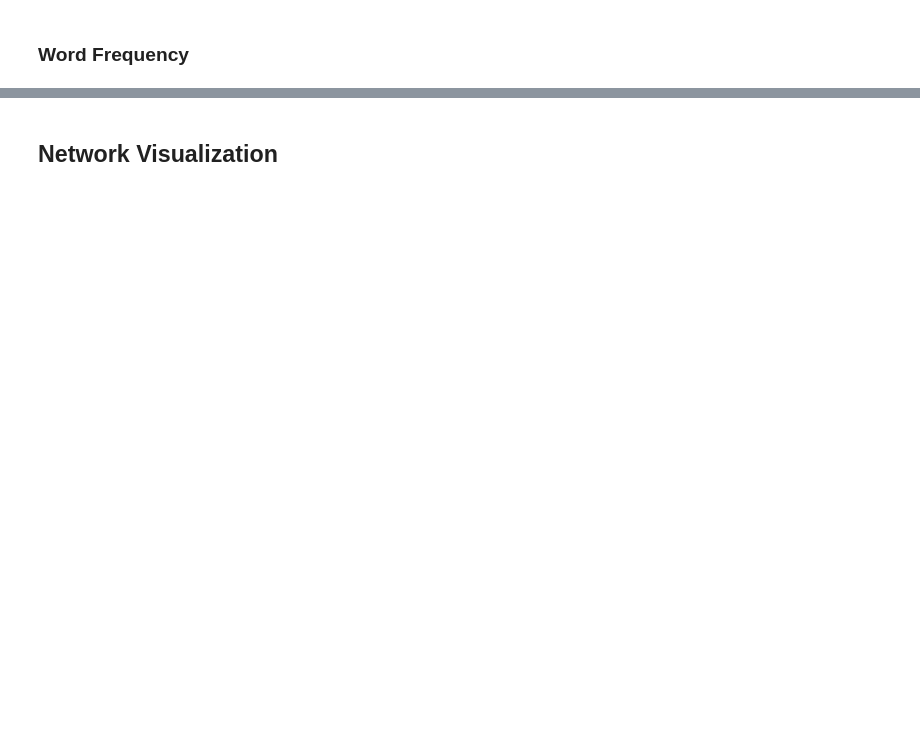
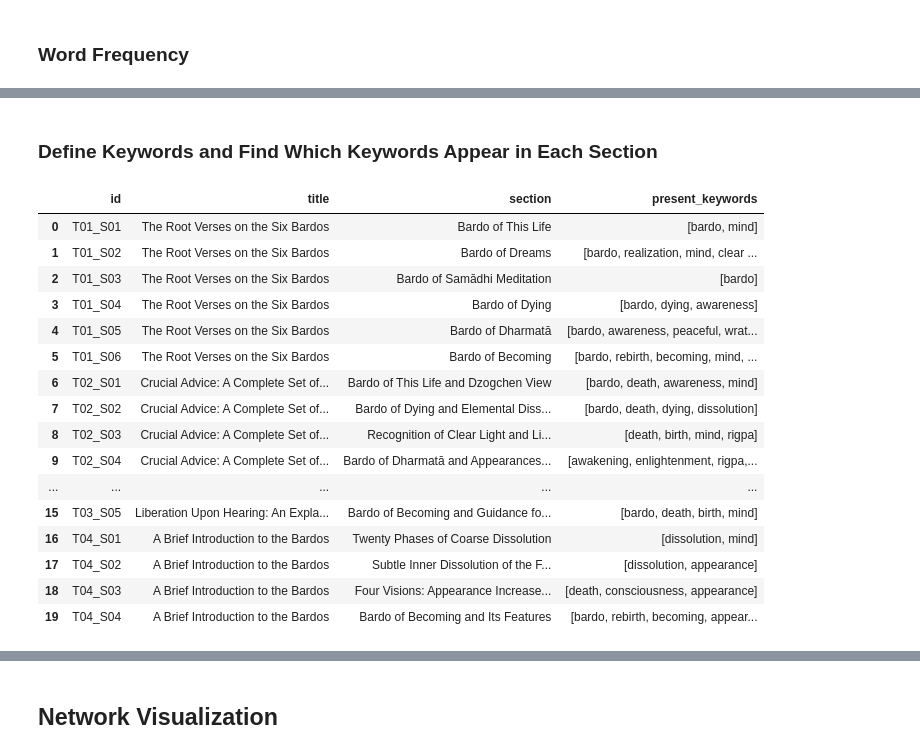
Before and after one commit to yeavnag/bardo_project, a Jupyter notebook: bardo_project.ipynb, the cells around one changed output, grey strips where cells are left out. Cells and saved outputs as stored; diff of their text form; code cells hidden in the pictures; blank space fills up the shorter version.

```diff
--- a/bardo_project.ipynb
+++ b/bardo_project.ipynb
@@ -233,0 +332,16 @@ for keyword in selected_keywords:
+# %%
+dataframe["word_count"] = dataframe["normalized_text"].apply(lambda text: len(text.split()))
+
+dataframe[["id", "title", "theme_keyword", "word_count"]].head()
+
+for theme, keywords in theme_keywords.items():
+    dataframe[theme + "_count"] = dataframe["normalized_text"].apply(
+            lambda text: sum(count_keyword(text, keyword) for keyword in keywords))
+
+for theme in theme_keywords.keys():
+    dataframe[theme + "_per_1000_words"] = (dataframe[theme + "_count"] / dataframe["word_count"] * 1000)
+
+dataframe = dataframe.fillna(0)
+
+dataframe[["id", "title", "theme_keyword", "word_count"] +
+          [theme + "_per_1000_words" for theme in theme_keywords.keys()]].head()
@@ -235,0 +520,49 @@ for keyword in selected_keywords:
+# %% [markdown]
+### Define Keywords and Find Which Keywords Appear in Each Section ###
+# %%
+from itertools import combinations
+from collections import Counter
+
+from matplotlib import text
+
+cooccerence_words = ["bardo",
+    "death", "dying", "dead", "deceased",
+    "dissolution",
+    "liberation", "liberated",
+    "awakening", "enlightenment", "realization",
+    "rebirth", "becoming", "birth",
+    "awareness", "mind", "consciousness", "rigpa",
+    "recognition", "recognize",
+    "clear light",
+    "appearance", "appearances",
+    "peaceful", "wrathful",
+    "karma", "samsara"]
+
+def words_in_text(text, keyword):
+    pattern = r'\b' + re.escape(keyword) + r'\b'
+    return re.search(pattern, text) is not None
+
+
+dataframe["present_keywords"] = dataframe["normalized_text"].apply(lambda text: [
+    keyword for keyword in cooccerence_words
+    if words_in_text(text, keyword)])
+
+dataframe[["id", "title", "section", "present_keywords"]].head(20)
+# %% [output]
+|  | id | title | section | present_keywords |
+| 0 | T01_S01 | The Root Verses on the Six Bardos | Bardo of This Life | [bardo, mind] |
+| 1 | T01_S02 | The Root Verses on the Six Bardos | Bardo of Dreams | [bardo, realization, mind, clear ... |
+| 2 | T01_S03 | The Root Verses on the Six Bardos | Bardo of Samādhi Meditation | [bardo] |
+| 3 | T01_S04 | The Root Verses on the Six Bardos | Bardo of Dying | [bardo, dying, awareness] |
+| 4 | T01_S05 | The Root Verses on the Six Bardos | Bardo of Dharmatā | [bardo, awareness, peaceful, wrat... |
+| 5 | T01_S06 | The Root Verses on the Six Bardos | Bardo of Becoming | [bardo, rebirth, becoming, mind, ... |
+| 6 | T02_S01 | Crucial Advice: A Complete Set of... | Bardo of This Life and Dzogchen View | [bardo, death, awareness, mind] |
+| 7 | T02_S02 | Crucial Advice: A Complete Set of... | Bardo of Dying and Elemental Diss... | [bardo, death, dying, dissolution] |
+| 8 | T02_S03 | Crucial Advice: A Complete Set of... | Recognition of Clear Light and Li... | [death, birth, mind, rigpa] |
+| 9 | T02_S04 | Crucial Advice: A Complete Set of... | Bardo of Dharmatā and Appearances... | [awakening, enlightenment, rigpa,... |
+| ... | ... | ... | ... | ... |
+| 15 | T03_S05 | Liberation Upon Hearing: An Expla... | Bardo of Becoming and Guidance fo... | [bardo, death, birth, mind] |
+| 16 | T04_S01 | A Brief Introduction to the Bardos | Twenty Phases of Coarse Dissolution | [dissolution, mind] |
+| 17 | T04_S02 | A Brief Introduction to the Bardos | Subtle Inner Dissolution of the F... | [dissolution, appearance] |
+| 18 | T04_S03 | A Brief Introduction to the Bardos | Four Visions: Appearance Increase... | [death, consciousness, appearance] |
+| 19 | T04_S04 | A Brief Introduction to the Bardos | Bardo of Becoming and Its Features | [bardo, rebirth, becoming, appear... |
```
Also changed, not shown: parts of 58 cells of this notebook.
